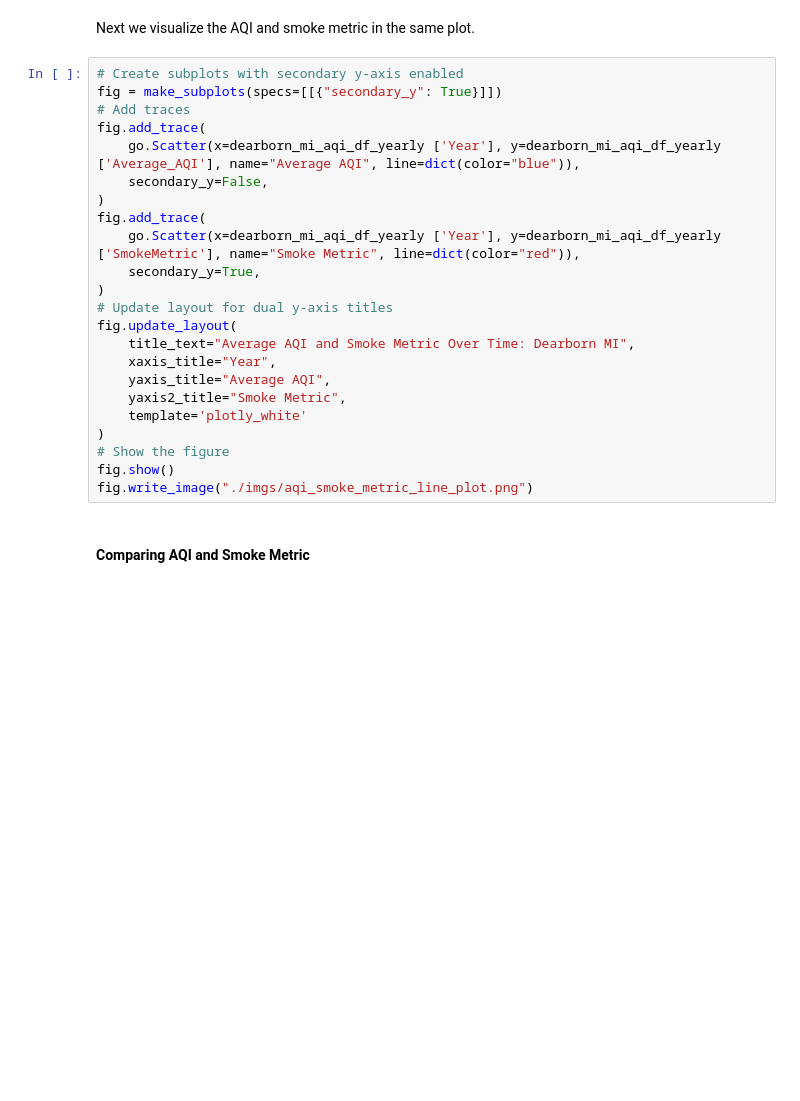
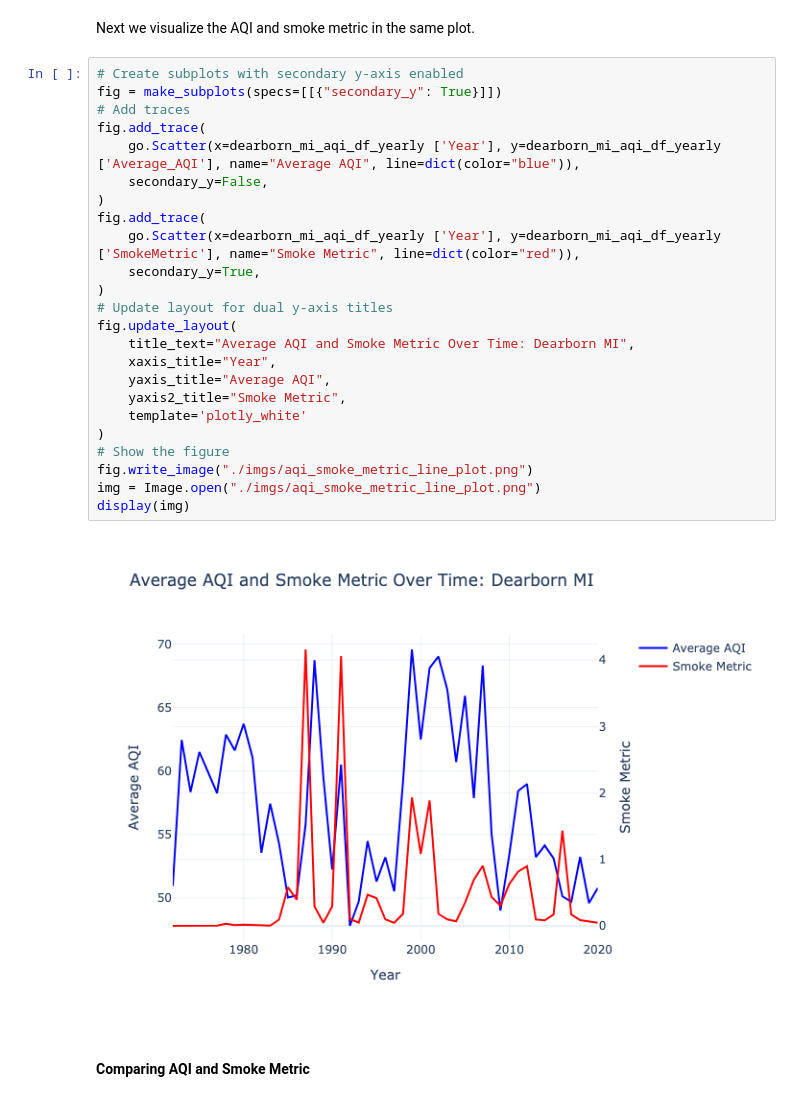
Before and after one commit to SSGurajala/DATA512, a Jupyter notebook: data-512-common-analysis/src/notebooks/data_analysis.ipynb, the cells around one changed output. Drawn from its saved outputs; the diff is of its cells as text; blank space fills up the shorter version.

```diff
--- a/data-512-common-analysis/src/notebooks/data_analysis.ipynb
+++ b/data-512-common-analysis/src/notebooks/data_analysis.ipynb
@@ -112,26 +122,29 @@ Next we visualize the AQI and smoke metric in the same plot.
 # %%
 # Create subplots with secondary y-axis enabled
 fig = make_subplots(specs=[[{"secondary_y": True}]])
 # Add traces
 fig.add_trace(
     go.Scatter(x=dearborn_mi_aqi_df_yearly ['Year'], y=dearborn_mi_aqi_df_yearly ['Average_AQI'], name="Average AQI", line=dict(color="blue")),
     secondary_y=False,
 )
 fig.add_trace(
     go.Scatter(x=dearborn_mi_aqi_df_yearly ['Year'], y=dearborn_mi_aqi_df_yearly ['SmokeMetric'], name="Smoke Metric", line=dict(color="red")),
     secondary_y=True,
 )
 # Update layout for dual y-axis titles
 fig.update_layout(
     title_text="Average AQI and Smoke Metric Over Time: Dearborn MI",
     xaxis_title="Year",
     yaxis_title="Average AQI",
     yaxis2_title="Smoke Metric",
     template='plotly_white'
 )
 # Show the figure
-fig.show()
 fig.write_image("./imgs/aqi_smoke_metric_line_plot.png")
+img = Image.open("./imgs/aqi_smoke_metric_line_plot.png")
+display(img)
+# %% [output]
+[figure, added]
 # %% [markdown]
 #### Comparing AQI and Smoke Metric
 # %% [markdown]
```
Also changed, not shown: parts of 5 cells of this notebook.
